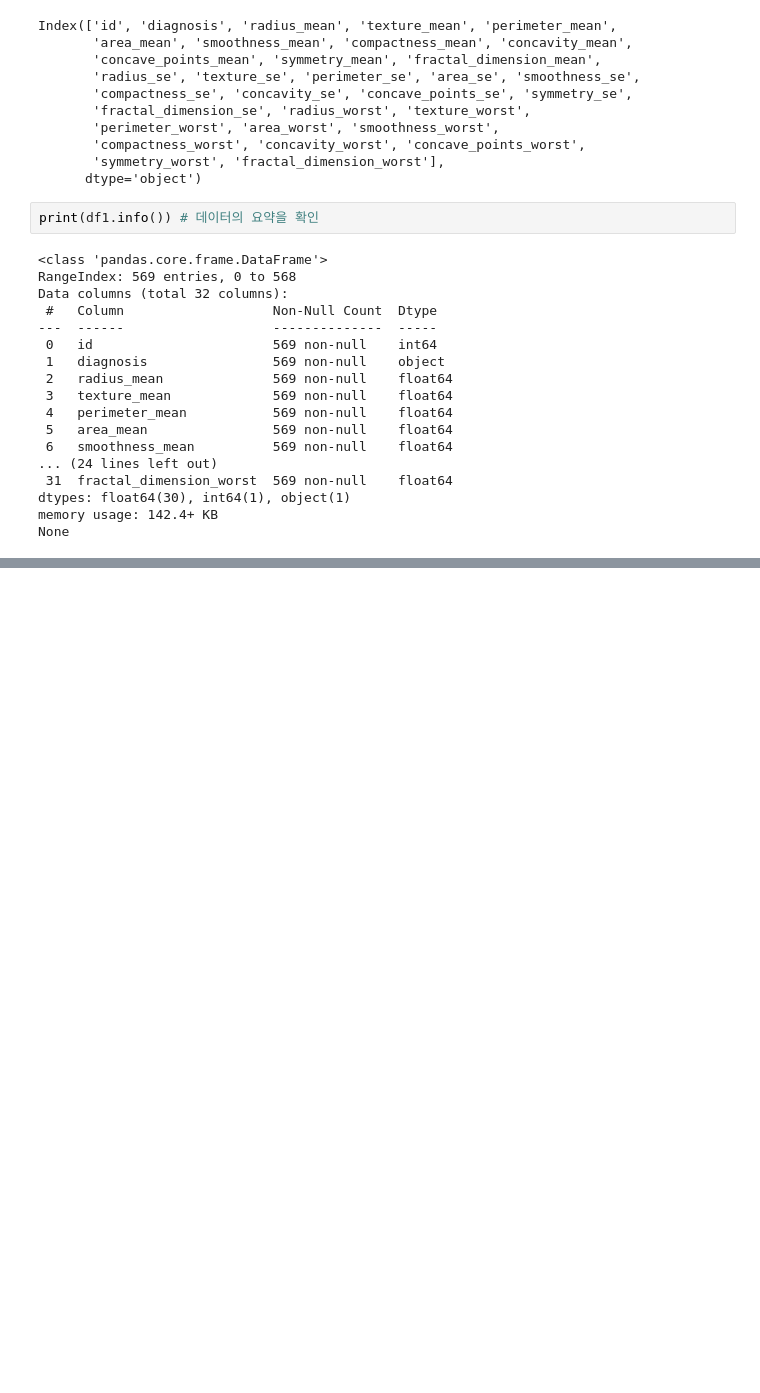
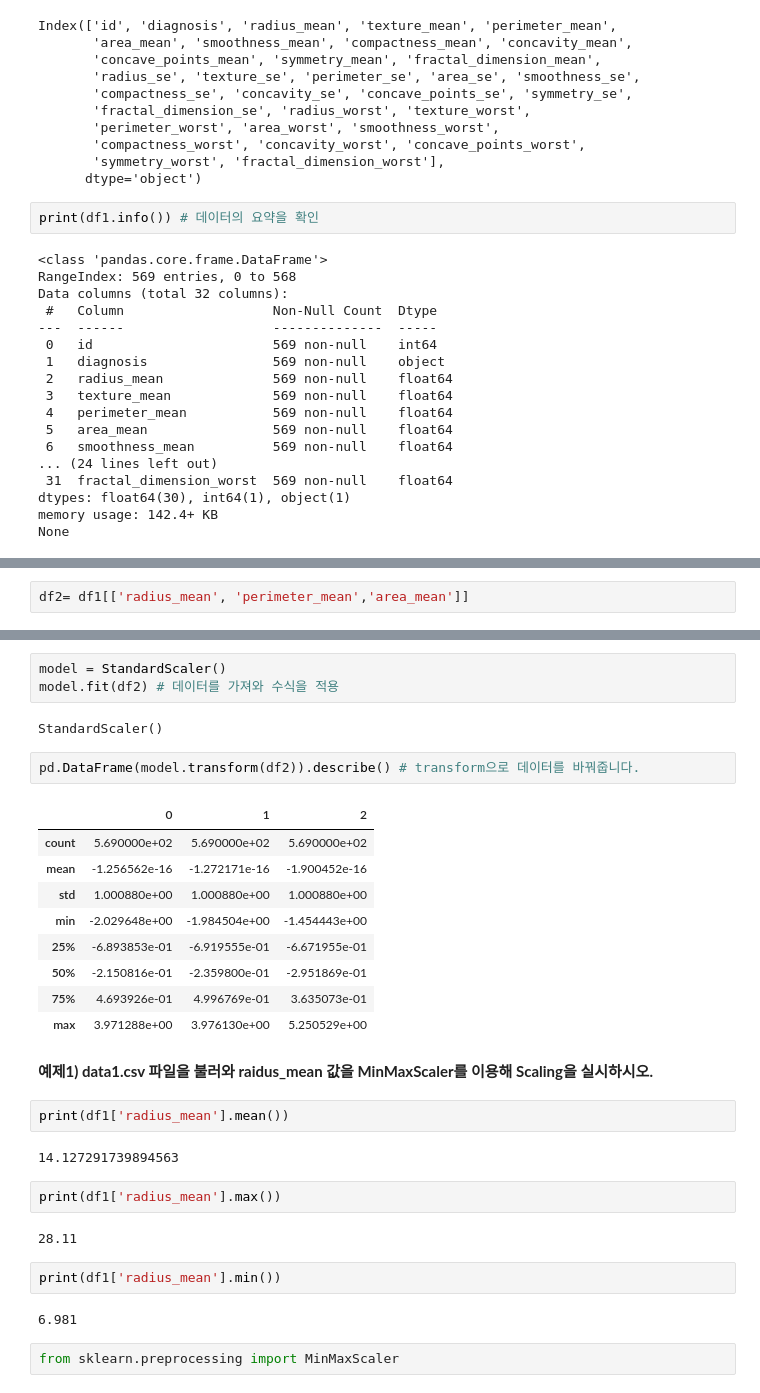
Before and after one commit to pinkocto/BP2022, a Jupyter notebook: _notebooks/2022-09-13-bigdata-note.ipynb, the cells around one changed output, grey strips where cells are left out. Cells and saved outputs as stored; diff of their text form; blank space fills up the shorter version.

```diff
--- a/_notebooks/2022-09-13-bigdata-note.ipynb
+++ b/_notebooks/2022-09-13-bigdata-note.ipynb
@@ -205,0 +209,2 @@ None
+# %%
+df2= df1[['radius_mean', 'perimeter_mean','area_mean']]
@@ -205,0 +223,33 @@ None
+# %%
+model = StandardScaler()
+model.fit(df2) # 데이터를 가져와 수식을 적용
+# %% [output]
+StandardScaler()
+# %%
+pd.DataFrame(model.transform(df2)).describe() # transform으로 데이터를 바꿔줍니다.
+# %% [output]
+|  | 0 | 1 | 2 |
+| count | 5.690000e+02 | 5.690000e+02 | 5.690000e+02 |
+| mean | -1.256562e-16 | -1.272171e-16 | -1.900452e-16 |
+| std | 1.000880e+00 | 1.000880e+00 | 1.000880e+00 |
+| min | -2.029648e+00 | -1.984504e+00 | -1.454443e+00 |
+| 25% | -6.893853e-01 | -6.919555e-01 | -6.671955e-01 |
+| 50% | -2.150816e-01 | -2.359800e-01 | -2.951869e-01 |
+| 75% | 4.693926e-01 | 4.996769e-01 | 3.635073e-01 |
+| max | 3.971288e+00 | 3.976130e+00 | 5.250529e+00 |
+# %% [markdown]
+**예제1) data1.csv 파일을 불러와 raidus_mean 값을 MinMaxScaler를 이용해  Scaling을 실시하시오.**
+# %%
+print(df1['radius_mean'].mean())
+# %% [output]
+14.127291739894563
+# %%
+print(df1['radius_mean'].max())
+# %% [output]
+28.11
+# %%
+print(df1['radius_mean'].min())
+# %% [output]
+6.981
+# %%
+from sklearn.preprocessing import MinMaxScaler
```
Also changed, not shown: parts of 7 cells of this notebook.
